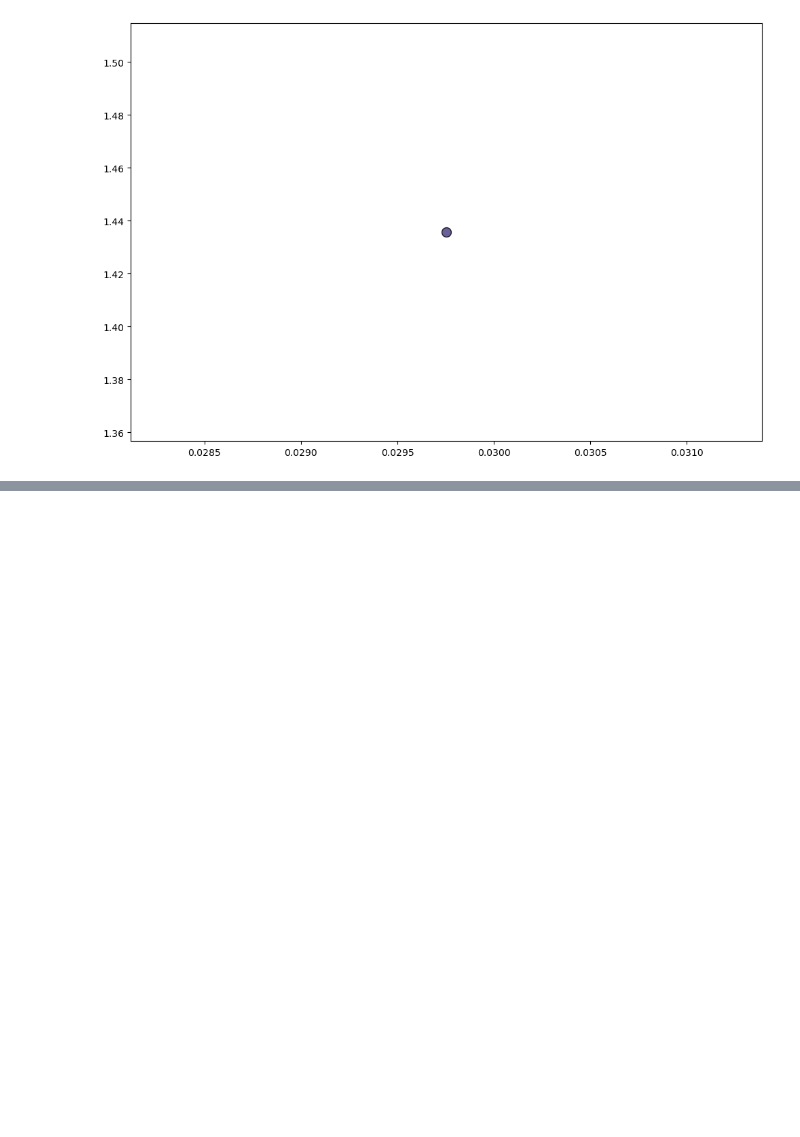
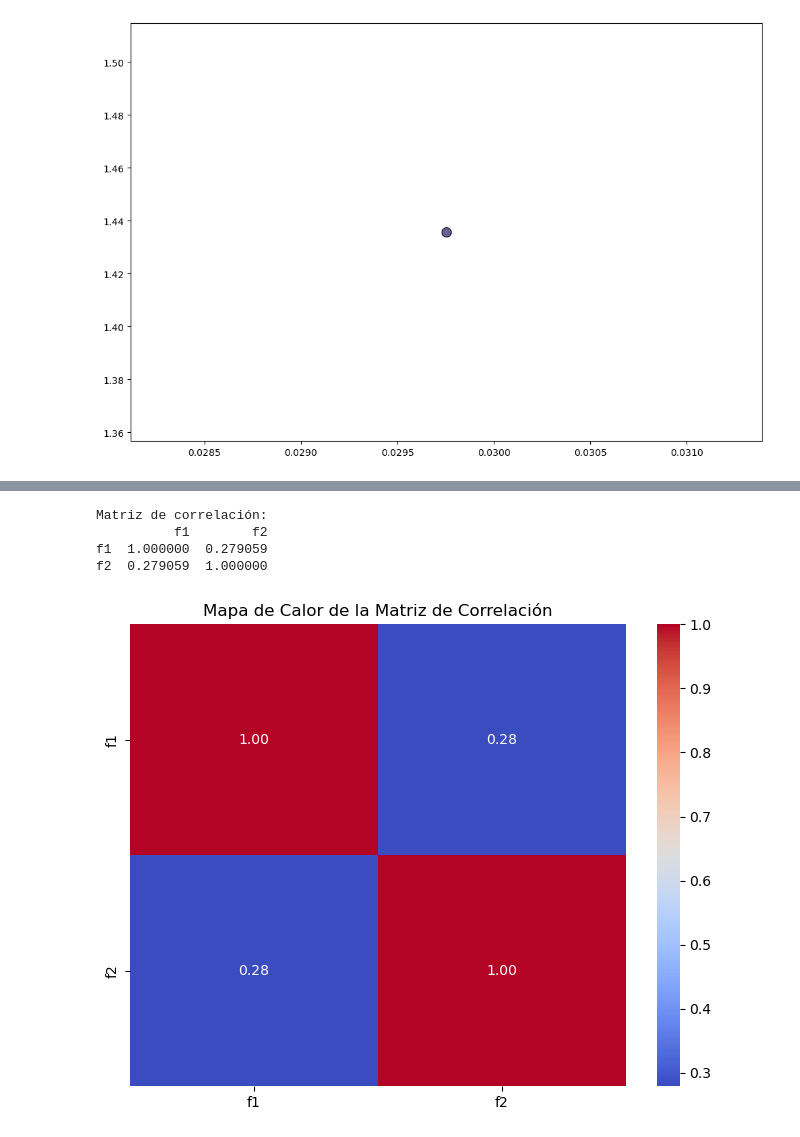
Before and after one commit to diazmx/phd-thesis-lab, a Jupyter notebook: 13-paper-modelling/03-SimpleAnalysis.ipynb, the cells around one changed output, grey strips where cells are left out. Cells and saved outputs as stored; diff of their text form; code cells hidden in the pictures; blank space fills up the shorter version.

```diff
--- a/13-paper-modelling/03-SimpleAnalysis.ipynb
+++ b/13-paper-modelling/03-SimpleAnalysis.ipynb
@@ -569,0 +570,21 @@ plt.show()
+# %%
+# Calculamos la matriz de correlación
+correlation_matrix = final_DF[final_DF.columns[:-3]].corr()
+
+print("Matriz de correlación:")
+print(correlation_matrix)
+
+import seaborn as sns
+import matplotlib.pyplot as plt
+
+# Usamos la matriz de correlación que calculamos antes
+plt.figure(figsize=(8, 6))
+sns.heatmap(correlation_matrix, annot=True, cmap='coolwarm', fmt=".2f")
+plt.title('Mapa de Calor de la Matriz de Correlación')
+plt.show()
+# %% [output]
+Matriz de correlación:
+          f1        f2
+f1  1.000000  0.279059
+f2  0.279059  1.000000
+[figure, added]
```
Also changed, not shown: parts of 1 cell of this notebook, 4 other files.
